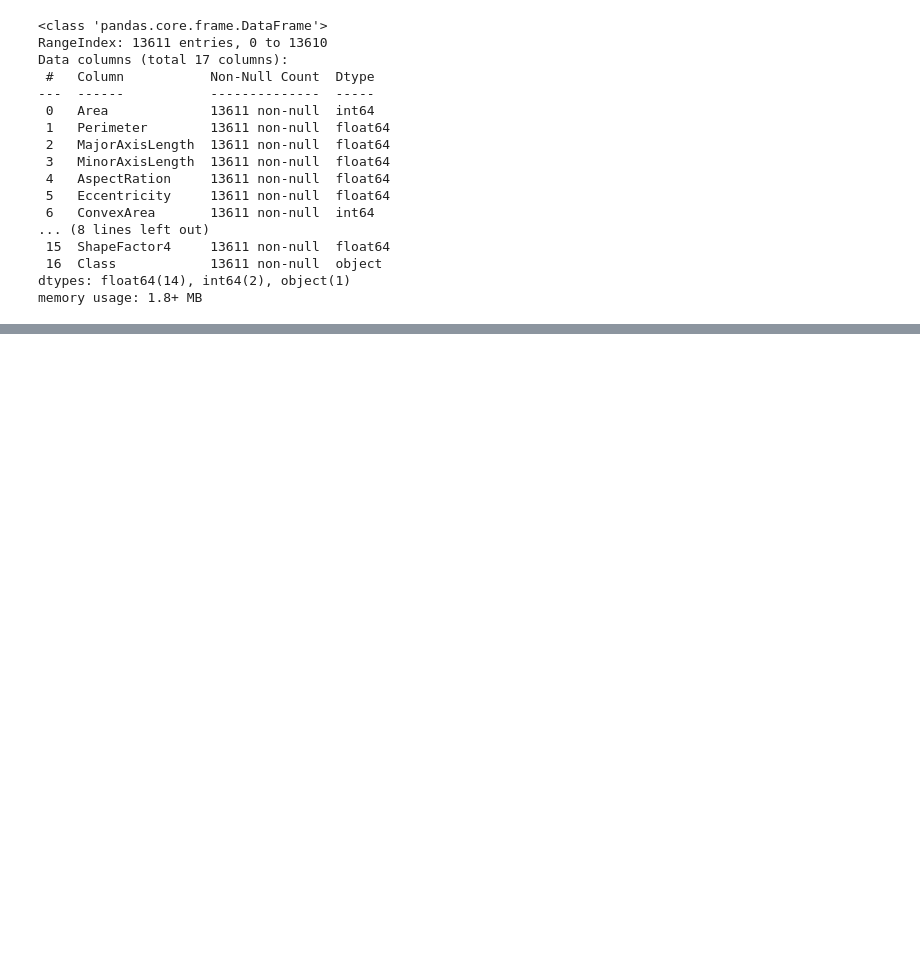
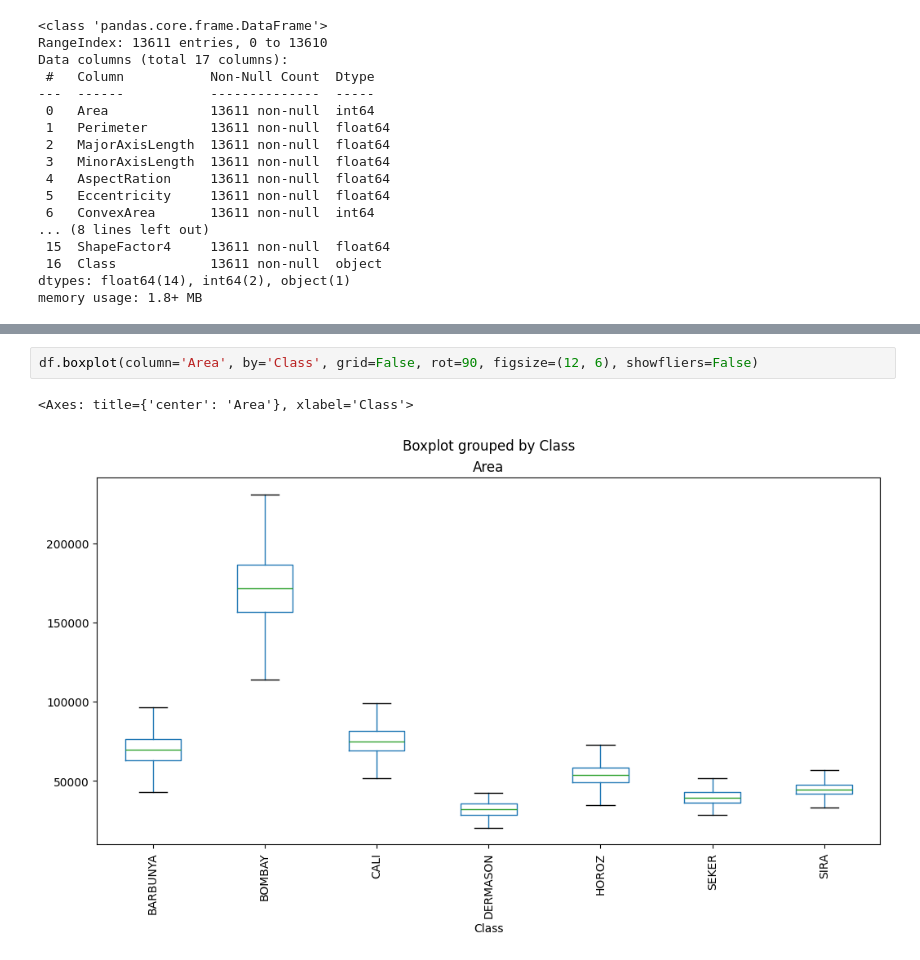
Before and after one commit to juniors719/dry_bean_classifier, a Jupyter notebook: dry_bean_classification.ipynb, the cells around one changed output, grey strips where cells are left out. Saved outputs shown, nothing was run; the diff lists cells and outputs as text; blank space fills up the shorter version.

```diff
--- a/dry_bean_classification.ipynb
+++ b/dry_bean_classification.ipynb
@@ -79,0 +56,5 @@ df.describe()
+# %%
+df.boxplot(column='Area', by='Class', grid=False, rot=90, figsize=(12, 6), showfliers=False)
+# %% [output]
+<Axes: title={'center': 'Area'}, xlabel='Class'>
+[figure, added]
```
Also changed, not shown: parts of 4 cells of this notebook.
